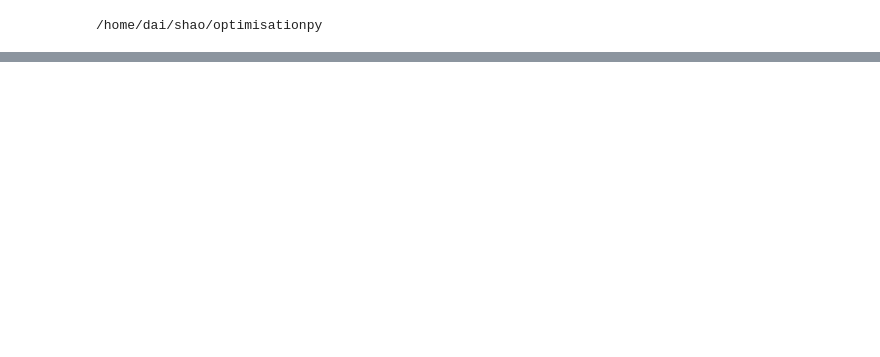
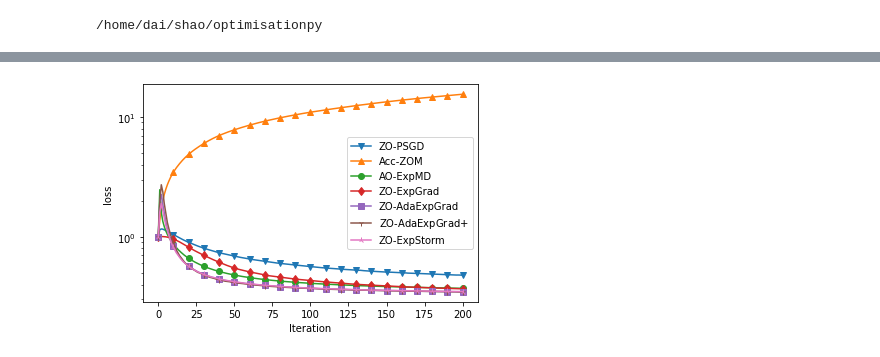
Before and after one commit to VergiliusShao/highdimzo, a Jupyter notebook: plot_csv_zo_cifar.ipynb, the cells around one changed output, grey strips where cells are left out. Cells and saved outputs as stored; diff of their text form; code cells hidden in the pictures; blank space fills up the shorter version.

```diff
--- a/plot_csv_zo_cifar.ipynb
+++ b/plot_csv_zo_cifar.ipynb
@@ -168,0 +30,9 @@ plt.show()
+# %%
+file = open("experiment_results/CIFAR_PN_solvers.zo.pgd_1.0000/average_loss.csv")
+pgd1pn = np.loadtxt(file, delimiter=",")
+file = open("experiment_results/CIFAR_PN_solvers.zo.pgd_0.1000/average_loss.csv")
+pgd2pn = np.loadtxt(file, delimiter=",")
+file = open("experiment_results/CIFAR_PN_solvers.zo.pgd_0.0100/average_loss.csv")
+pgd3pn = np.loadtxt(file, delimiter=",")
+file = open("experiment_results/CIFAR_PN_solvers.zo.pgd_0.0010/average_loss.csv")
+pgd4pn = np.loadtxt(file, delimiter=",")
@@ -168,0 +102,17 @@ plt.show()
+# %%
+fig, ax=plt.subplots()
+ax.plot(range(0,201), pgd4pn,label=r'ZO-PSGD', marker='v',markevery=10)
+ax.plot(range(0,201), pgdvr4pn,label=r'Acc-ZOM', marker='^',markevery=10)
+ax.plot(range(0,201), aoexpmdpn,label=r'AO-ExpMD', marker='o',markevery=10)
+ax.plot(range(0,201), exp_grad2pn,label=r'ZO-ExpGrad', marker='d',markevery=10)
+ax.plot(range(0,201), adaexpmdpn,label=r'ZO-AdaExpGrad', marker='s',markevery=10)
+ax.plot(range(0,201), adaexpmdppn,label=r'ZO-AdaExpGrad$+$', marker='1',markevery=10)
+ax.plot(range(0,201), expstormpn,label=r'ZO-ExpStorm', marker='2',markevery=10)
+plt.xlabel("Iteration")
+plt.ylabel("loss")
+ax.set_yscale("log")
+plt.legend()
+plt.savefig('zo_pn_cifar.pdf', format="pdf", bbox_inches="tight")
+plt.show()
+# %% [output]
+[figure, added]
```
Also changed, not shown: parts of 35 cells of this notebook, 14 other files.
